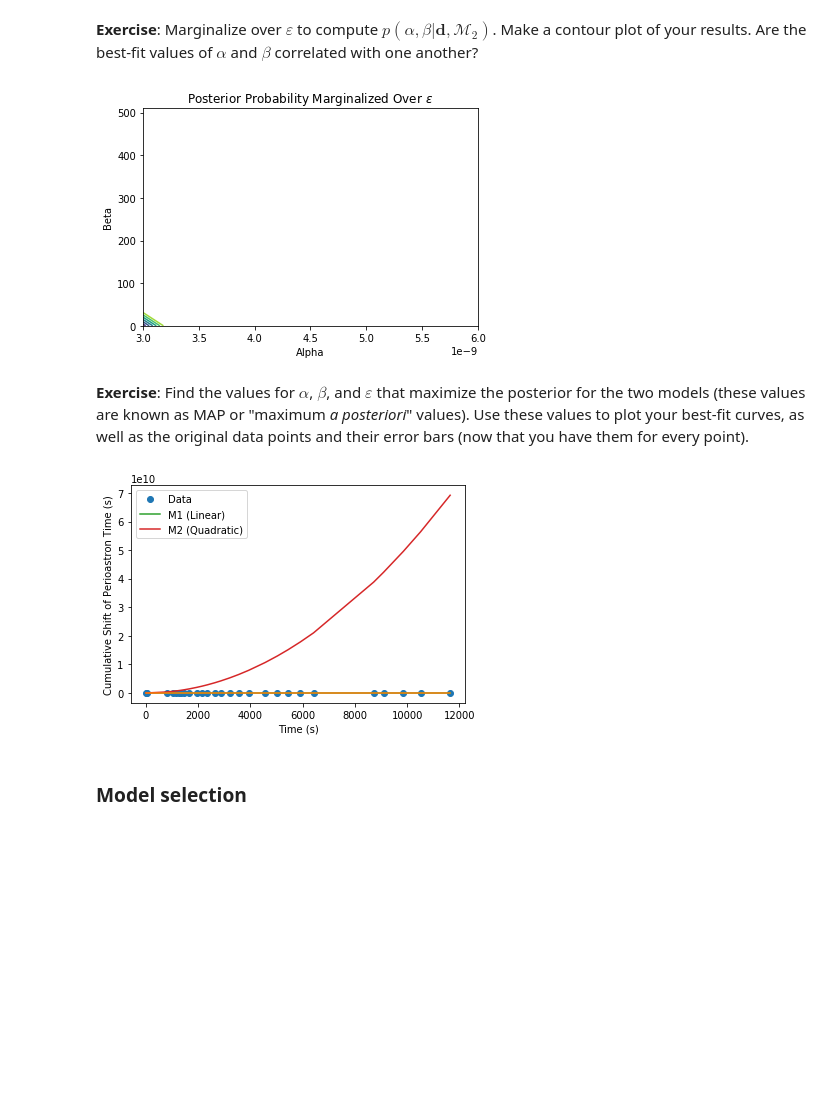
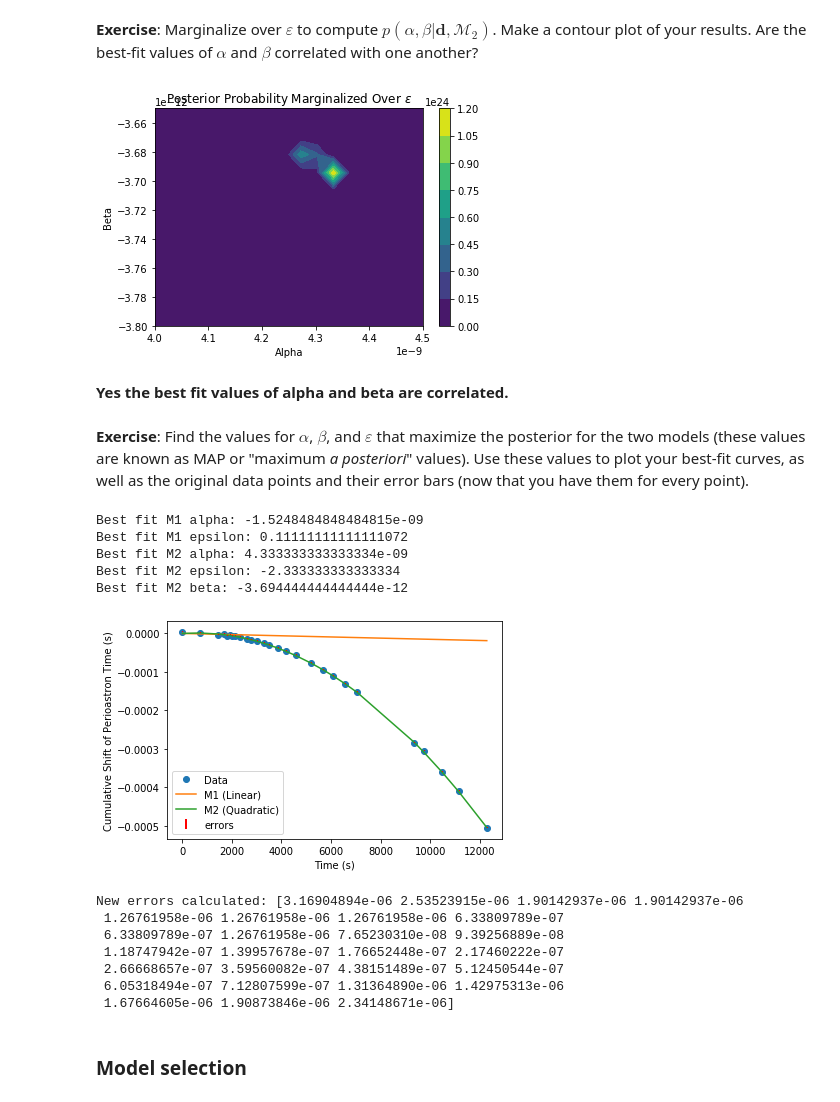
Before and after one commit to katiesavarc/DataSci_Lab, a Jupyter notebook: CodingLab06/CodingLab06_ModelSelection.ipynb, the cells around one changed output. Saved outputs shown, nothing was run; the diff lists cells and outputs as text; code cells hidden in the pictures; blank space fills up the shorter version.

```diff
--- a/CodingLab06/CodingLab06_ModelSelection.ipynb
+++ b/CodingLab06/CodingLab06_ModelSelection.ipynb
@@ -60,8 +63,5 @@ import tools
 # %%
 time, s, err = tools.load_dat("HT.dat")
-seconds = 86164.1
-s = s/seconds
-err = err/seconds
 # %% [markdown]
 __Exercise:__ Write two unit tests for your function! You're welcome to create a new data file with fake data (perhaps calling it `test_data.dat` or something) to help you with this. We'll look in `test_tools.py` for your testing code, but write a brief couple of sentences below describing what your tests are meant to do.
 # %% [markdown]
@@ -163,6 +163,20 @@ Some hints:
 def prior_param(param_vals):
     P = [1/(max(param_vals)-min(param_vals))]*len(param_vals)
     return np.array(P)
+
+def prior_m1(alpha_len,epsilon_len):
+    #assume all param vals are in range
+    alpha_arr = np.array([1]*alpha_len)
+    epsilon_arr = np.array([1]*epsilon_len)
+    alpha_grid , epsilon_grid = np.meshgrid(alpha_arr,epsilon_arr)
+    return alpha_grid , epsilon_grid
+
+def prior_m2(alpha_len,beta_len,epsilon_len):
+    alpha_arr = np.array([1]*alpha_len)
+    epsilon_arr = np.array([1]*epsilon_len)
+    beta_arr = np.array([1]*beta_len)
+    alpha_grid , beta_grid , epsilon_grid = np.meshgrid(alpha_arr,beta_arr,epsilon_arr)
+    return alpha_grid , beta_grid , epsilon_grid
 
 def model_1(t,alpha):
     return alpha*t
@@ -348,7 +266,7 @@ def posterior(time, s, alpha, beta, epsilon, err, model):
 
     return p_posterior, norm
 # %%
-N=15
+N=100
 time[0]=1
 
 eps_vals = np.linspace(-10,1,N)
@@ -358,7 +276,7 @@ alpha_vals1 = np.linspace(-5*10**(-8),-10**(-11),N)
 
 #FOR MODEL 2
 alpha_vals2 = np.linspace(3*10**(-9),6*10**(-9),N)
-beta_vals2 = np.linspace(-4.25*10*(-12),-3*10**(-12),N)
+beta_vals2 = np.linspace(-4.25*10**(-12),-3*10**(-12),N)
 # %%
 #p_posterior_m1, norm1 = posterior_m1(time, s, alpha_vals2, eps_vals, err)
 p_posterior_m1, norm1 = posterior(time, s, alpha_vals1, beta_vals2, eps_vals, err, model=1)
@@ -439,13 +352,18 @@ posterior_marg_m2 = np.sum(p_posterior_m2, axis=2)*de
 
 alpha_grid, beta_grid = np.meshgrid(alpha_vals2, beta_vals2)
 
-plt.contour(alpha_grid, beta_grid, posterior_marg_m2)
+plt.contourf(alpha_grid, beta_grid, posterior_marg_m2)
 plt.title('Posterior Probability Marginalized Over $\epsilon$')
+plt.xlim([4*10**(-9),4.5*10**(-9)])
+plt.ylim([-3.8*10**(-12),-3.65*10**(-12)])
+plt.colorbar()
 plt.xlabel('Alpha')
 plt.ylabel('Beta')
 plt.show()
 # %% [output]
-[figure, old version]
+[figure, new version]
+# %% [markdown]
+**Yes the best fit values of alpha and beta are correlated.**
 # %% [markdown]
 __Exercise__: Find the values for $\alpha$, $\beta$, and $\varepsilon$ that maximize the posterior for the two models (these values are known as MAP or "maximum *a posteriori*" values). Use these values to plot your best-fit curves, as well as the original data points and their error bars (now that you have them for every point).
 # %%
@@ -465,21 +383,42 @@ eps_MAP_m2 = eps_vals[ind_max_m2[2]]
 m1_fit = model_1(time, alpha_MAP_m1)
 m2_fit = model_2(time, alpha_MAP_m2, beta_MAP_m2)
 
-err_m1 = err
-err_m2 = err
-err_m1[10:] = 10**(eps_opt)*model_1(time[10:],alpha_MAP_m1)
-err_m2[10:] = 10**(eps_opt)*model_2(time[10:],alpha_MAP_m2, beta_MAP_m2)
+
+err_m1 = np.copy(err)
+err_m2 = np.copy(err)
+err_m1[10:] = np.abs(10**(eps_MAP_m1)*model_1(time[10:],alpha_MAP_m1))
+err_m2[10:] = np.abs(10**(eps_MAP_m2)*model_2(time[10:],alpha_MAP_m2, beta_MAP_m2))
+
+print("Best fit M1 alpha:",alpha_MAP_m1)
+print("Best fit M1 epsilon:",eps_MAP_m1)
+print("Best fit M2 alpha:",alpha_MAP_m2)
+print("Best fit M2 epsilon:",eps_MAP_m2)
+print("Best fit M2 beta:",beta_MAP_m2)
+# %% [output]
+Best fit M1 alpha: -1.5248484848484815e-09
+Best fit M1 epsilon: 0.11111111111111072
+Best fit M2 alpha: 4.333333333333334e-09
+Best fit M2 epsilon: -2.333333333333334
+Best fit M2 beta: -3.694444444444444e-12
 # %%
 plt.plot(time, s, 'o', label='Data')
-plt.errorbar(time, s, yerr= err_m2) #Not sure which errorbars to use, where to put them, or what markerstyle to use
 plt.plot(time, m1_fit, label='M1 (Linear)')
 plt.plot(time, m2_fit, label='M2 (Quadratic)')
+plt.errorbar(time, s, yerr= err_m2, linewidth=2,fmt=',',color='red',label='errors') #Not sure which errorbars to use, where to put them, or what markerstyle to use
 plt.legend()
 plt.xlabel('Time (s)')
 plt.ylabel('Cumulative Shift of Perioastron Time (s)')
 plt.show()
+print("New errors calculated:",err_m2)
 # %% [output]
-[figure, old version]
+[figure, new version]
+New errors calculated: [3.16904894e-06 2.53523915e-06 1.90142937e-06 1.90142937e-06
+ 1.26761958e-06 1.26761958e-06 1.26761958e-06 6.33809789e-07
+ 6.33809789e-07 1.26761958e-06 7.65230310e-08 9.39256889e-08
+ 1.18747942e-07 1.39957678e-07 1.76652448e-07 2.17460222e-07
+ 2.66668657e-07 3.59560082e-07 4.38151489e-07 5.12450544e-07
+ 6.05318494e-07 7.12807599e-07 1.31364890e-06 1.42975313e-06
+ 1.67664605e-06 1.90873846e-06 2.34148671e-06]
 # %% [markdown]
 ### Model selection
 # %% [markdown]
```
Also changed, not shown: parts of 10 cells of this notebook, 1 other file.
